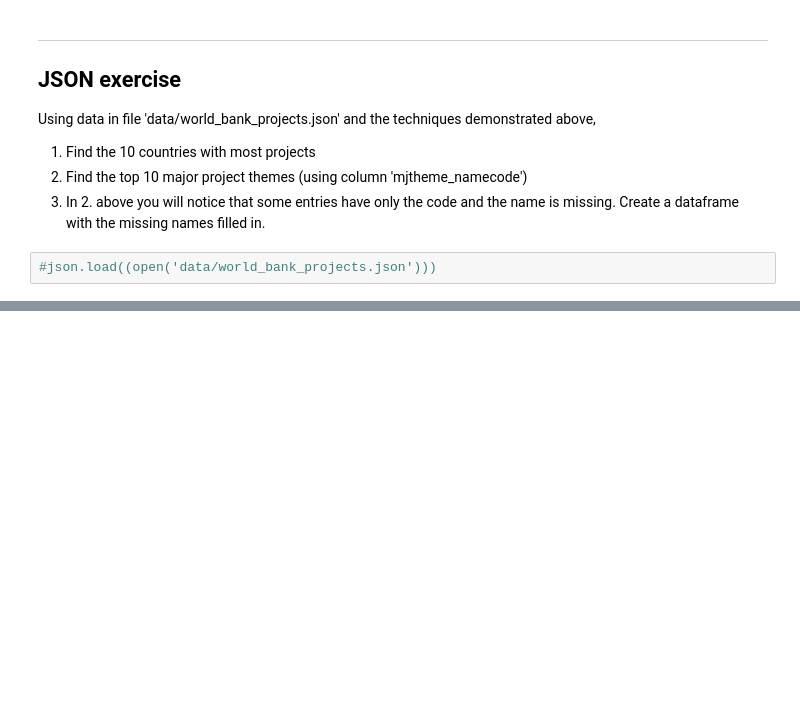
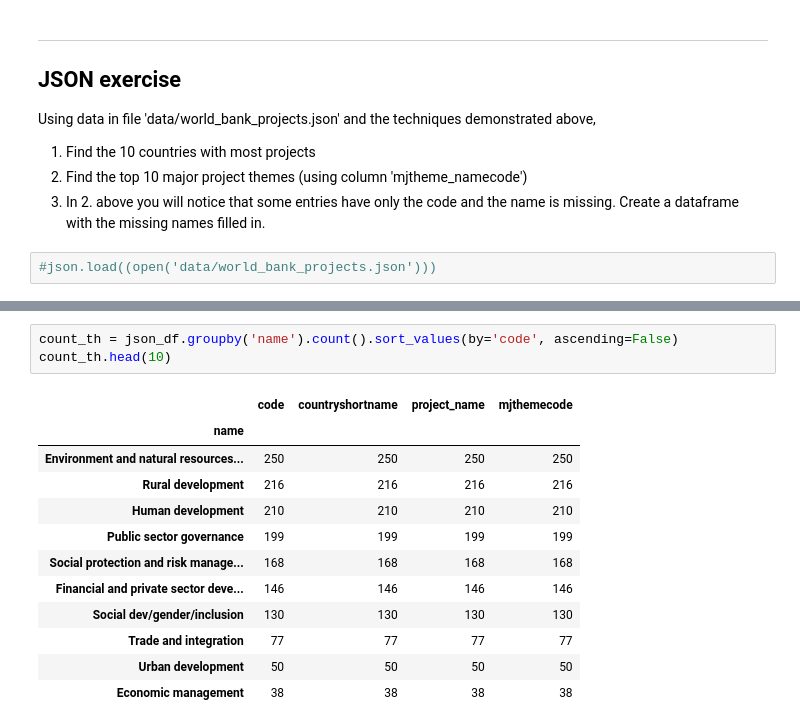
Before and after one commit to jacquelineguo/Springboard, a Jupyter notebook: sliderule_dsi_json_exercise.ipynb, the cells around one changed output, grey strips where cells are left out. Saved outputs shown, nothing was run; the diff lists cells and outputs as text; blank space fills up the shorter version.

```diff
--- a/sliderule_dsi_json_exercise.ipynb
+++ b/sliderule_dsi_json_exercise.ipynb
@@ -142,0 +202,16 @@ sorted(counter.items(), key=lambda x: x[1], reverse=True)
+# %%
+count_th = json_df.groupby('name').count().sort_values(by='code', ascending=False)
+count_th.head(10)
+# %% [output]
+|  | code | countryshortname | project_name | mjthemecode |
+| name |  |  |  |  |
+| Environment and natural resources... | 250 | 250 | 250 | 250 |
+| Rural development | 216 | 216 | 216 | 216 |
+| Human development | 210 | 210 | 210 | 210 |
+| Public sector governance | 199 | 199 | 199 | 199 |
+| Social protection and risk manage... | 168 | 168 | 168 | 168 |
+| Financial and private sector deve... | 146 | 146 | 146 | 146 |
+| Social dev/gender/inclusion | 130 | 130 | 130 | 130 |
+| Trade and integration | 77 | 77 | 77 | 77 |
+| Urban development | 50 | 50 | 50 | 50 |
+| Economic management | 38 | 38 | 38 | 38 |
```
Also changed, not shown: parts of 11 cells of this notebook.
